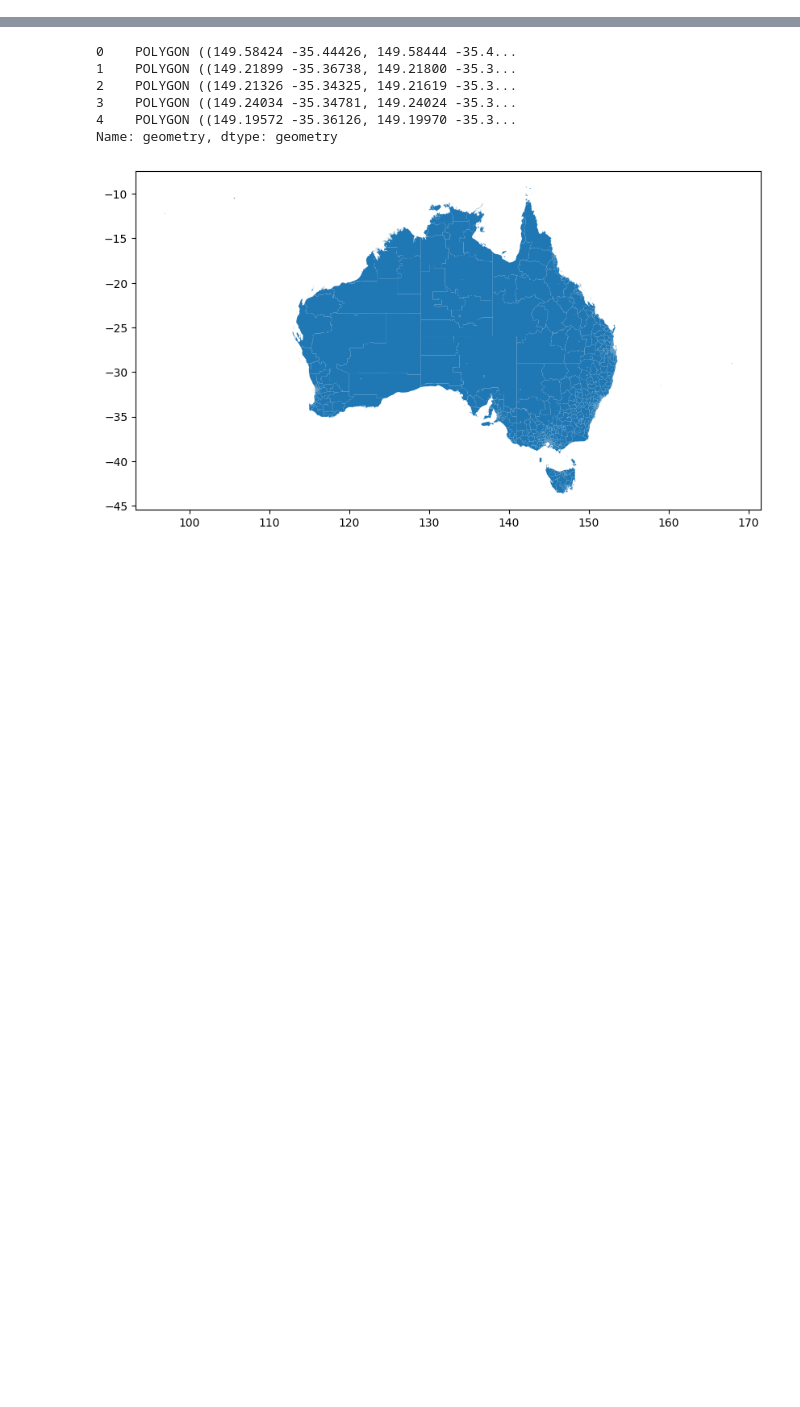
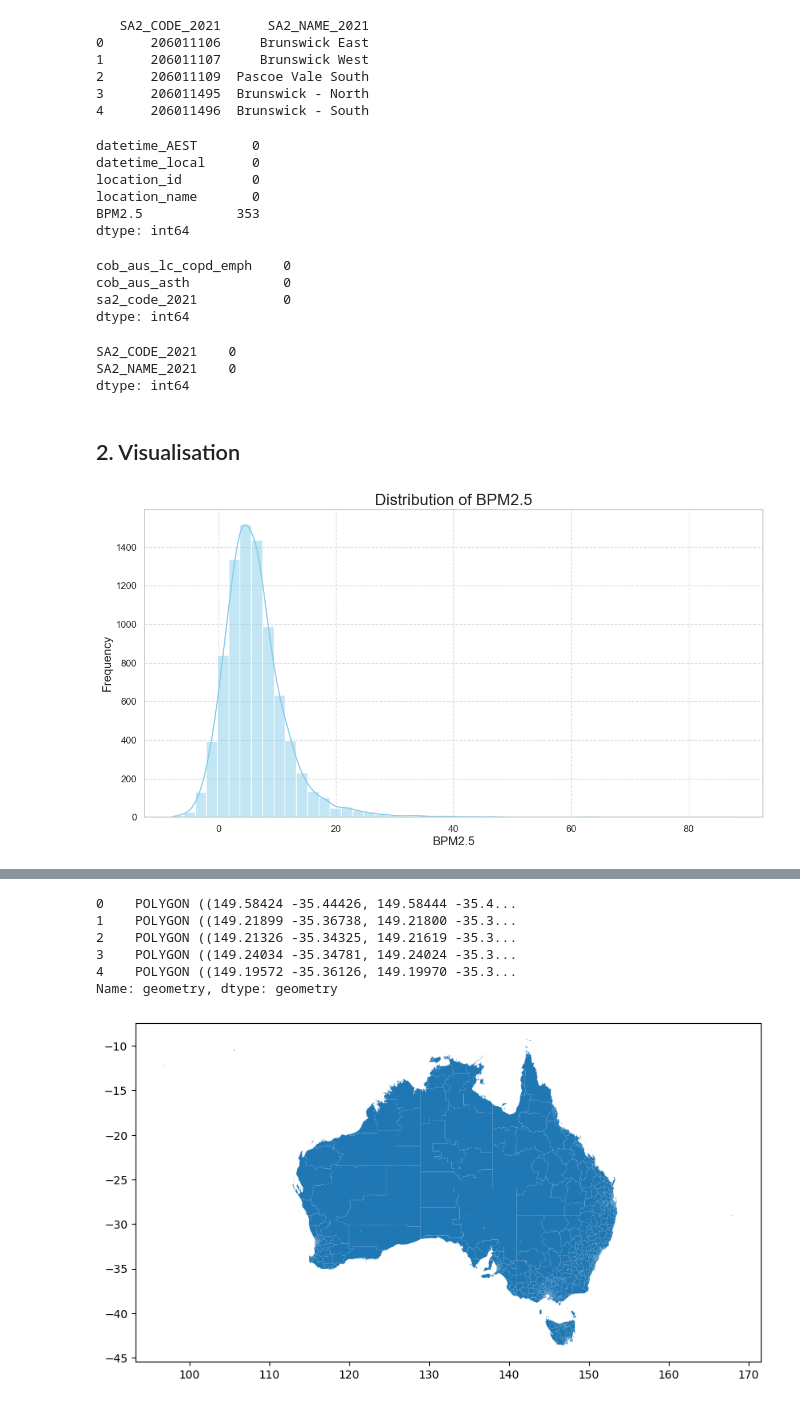
Before and after one commit to NoahELE/Cluster-and-Cloud-Computing-A2, a Jupyter notebook: air_quality&asthma_copd.ipynb, the cells around one changed output, grey strips where cells are left out. Cells and saved outputs as stored; diff of their text form; code cells hidden in the pictures; blank space fills up the shorter version.

```diff
--- a/air_quality&asthma_copd.ipynb
+++ b/air_quality&asthma_copd.ipynb
@@ -35,0 +69,49 @@ print(health_data.head())
+# %%
+print(sa2_mapping.head())
+# %% [output]
+   SA2_CODE_2021      SA2_NAME_2021
+0      206011106     Brunswick East
+1      206011107     Brunswick West
+2      206011109  Pascoe Vale South
+3      206011495  Brunswick - North
+4      206011496  Brunswick - South
+# %%
+# check null value
+air_quality.isnull().sum()
+# %% [output]
+datetime_AEST       0
+datetime_local      0
+location_id         0
+location_name       0
+BPM2.5            353
+dtype: int64
+# %%
+health_data.isnull().sum()
+# %% [output]
+cob_aus_lc_copd_emph    0
+cob_aus_asth            0
+sa2_code_2021           0
+dtype: int64
+# %%
+sa2_mapping.isnull().sum()
+# %% [output]
+SA2_CODE_2021    0
+SA2_NAME_2021    0
+dtype: int64
+# %% [markdown]
+## 2. Visualisation
+# %%
+sns.set_theme(style="whitegrid")
+
+# draw plot to show the distribution of BPM2.5
+plt.figure(figsize=(14, 7))
+sns.histplot(air_quality['BPM2.5'], bins=50, kde=True, color='skyblue')
+plt.title('Distribution of BPM2.5', fontsize=20)
+plt.xlabel('BPM2.5', fontsize=15)
+plt.ylabel('Frequency', fontsize=15)
+plt.xticks(fontsize=12)
+plt.yticks(fontsize=12)
+plt.grid(True, linestyle='--', alpha=0.7)
+plt.show()
+# %% [output]
+[figure, added]
```
Also changed, not shown: parts of 9 cells of this notebook.
